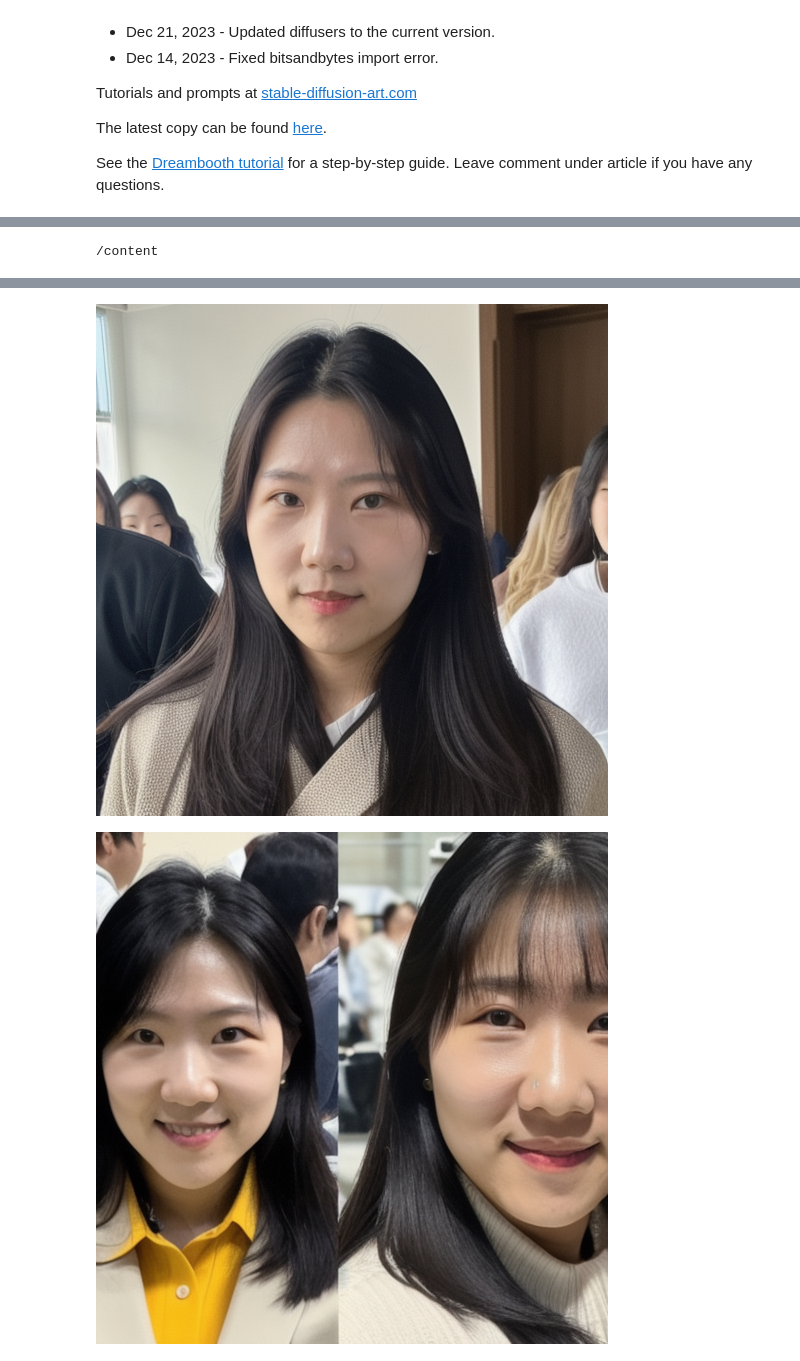
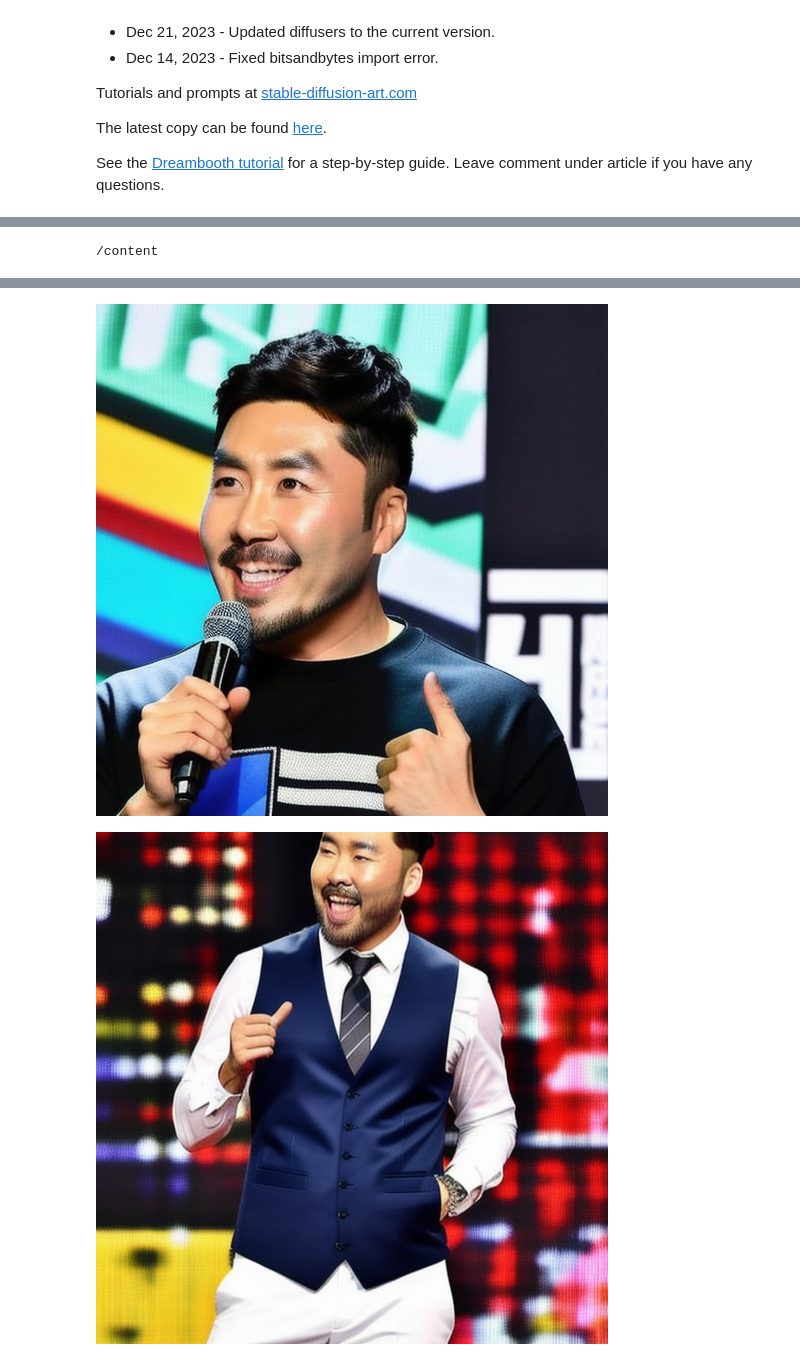
Before and after one commit to glasshong/mask_removal, a Jupyter notebook: 2. DreamBooth_Stable_Diffusion_SDA.ipynb, the cells around one changed output, grey strips where cells are left out. Drawn from its saved outputs; the diff is of its cells as text; code cells hidden in the pictures.

```diff
--- a/2. DreamBooth_Stable_Diffusion_SDA.ipynb
+++ b/2. DreamBooth_Stable_Diffusion_SDA.ipynb
@@ -28,11 +26,11 @@ BRANCH = "main" #@param {type:"string"}
 #@markdown Enter instance prompt and class prompt.\
 #@markdown Example 1: photo of zwx person, photo of a person\
 #@markdown Example 2: photo of zwx toy, photo of a toy
-instance_prompt = "photo of jaeryeong woman" #@param {type:"string"}
-class_prompt =  "photo of a woman" #@param {type:"string"}
+instance_prompt = "photo of hongchul man" #@param {type:"string"}
+class_prompt =  "photo of a man" #@param {type:"string"}
 training_steps = 2000 #@param {type:"integer"}
 learning_rate = 1e-6 #@param {type:"number"}
-output_file = "AI_PICS/models/jaeryeong.safetensors" #@param {type:"string"}
+output_file = "AI_PICS/models/glasshong.safetensors" #@param {type:"string"}
 #@markdown  Convert to fp16? (takes half the space (2GB)).
 fp16 = False #@param {type: "boolean"}
 
@@ -223,7 +221,7 @@ Dreambooth completed successfully. It took 20.8 minutes.
 # %%
 #@title Test image generation from model
 
-prompt = "(photo of jaeryeong woman:1.35), RAW photo, photo realistic, 8k uhd, high quality" #@param {type:"string"}
+prompt = "(photo of hongchul man:1.35), RAW photo, photo realistic, 8k uhd, high quality" #@param {type:"string"}
 negative_prompt = "(deformed iris, deformed pupils, semi-realistic, cgi, 3d, render, sketch, cartoon, drawing, anime, mutated hands and fingers:1.4), (deformed, distorted,disfigured:1.3), poorly drawn, bad anatomy, wrong anatomy, extra limb, missing limb, floating limbs, disconnected limbs,mutation, mutated, ugly, disgusting, amputation" #@param {type:"string"}
 num_samples = 4 #@param {type:"number"}
 guidance_scale = 7 #@param {type:"number"}
@@ -272,2 +270,2 @@ with autocast("cuda"), torch.inference_mode():
-[figure, old version]
+[figure, new version]
-[figure, old version]
+[figure, new version]
```
Also changed, not shown: parts of 3 cells of this notebook, 3 other files.
